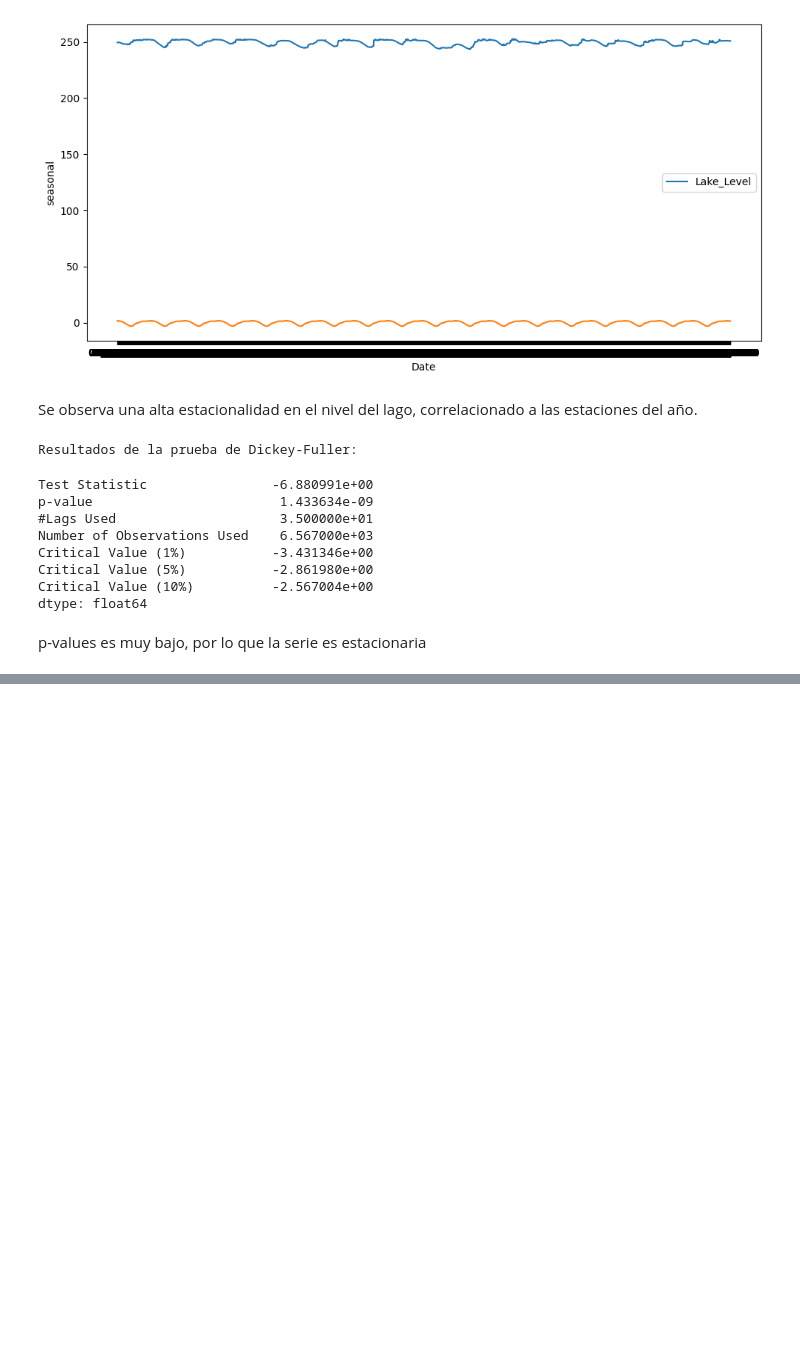
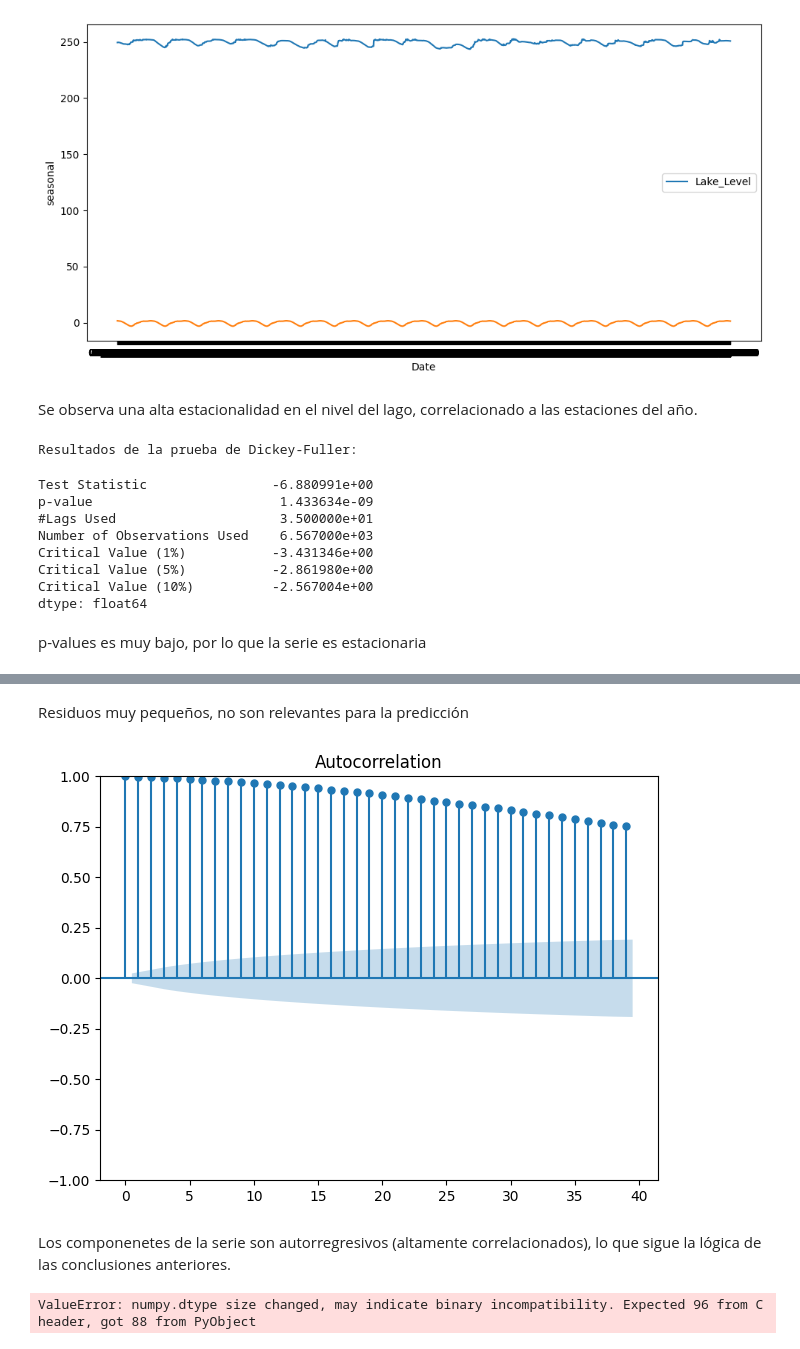
Before and after one commit to LuisCamachoRivero/Series_de_tiempo, a Jupyter notebook: src/explore.ipynb, the cells around one changed output, grey strips where cells are left out. Saved outputs shown, nothing was run; the diff lists cells and outputs as text; code cells hidden in the pictures; blank space fills up the shorter version.

Commit message:
Análisis de autocorrelacion

```diff
--- a/src/explore.ipynb
+++ b/src/explore.ipynb
@@ -165,0 +168,22 @@ plt.show()
+# %% [markdown]
+Residuos muy pequeños, no son relevantes para la predicción
+# %%
+# Análisis de autocorrelación
+
+from statsmodels.graphics.tsaplots import plot_acf
+
+plot_acf(df2)
+
+plt.tight_layout()
+
+plt.show()
+# %% [output]
+[figure, added]
+# %% [markdown]
+Los componenetes de la serie son autorregresivos (altamente correlacionados), lo que sigue la lógica de las conclusiones anteriores.
+# %%
+from pmdarima import auto_arima
+
+model = auto_arima(df2, seasonal = True, trace = True, )
+# %% [output]
+ValueError: numpy.dtype size changed, may indicate binary incompatibility. Expected 96 from C header, got 88 from PyObject
```
Also changed, not shown: parts of 1 cell of this notebook.
